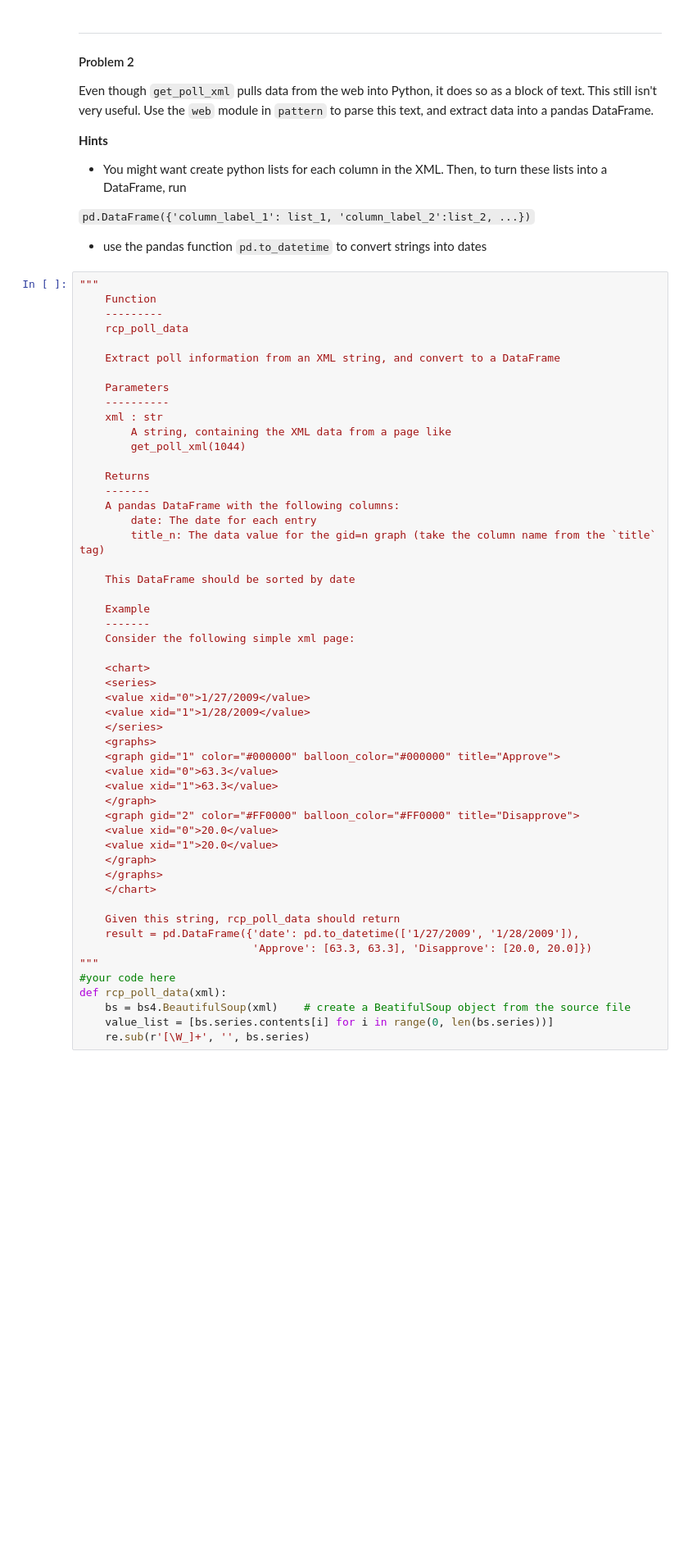
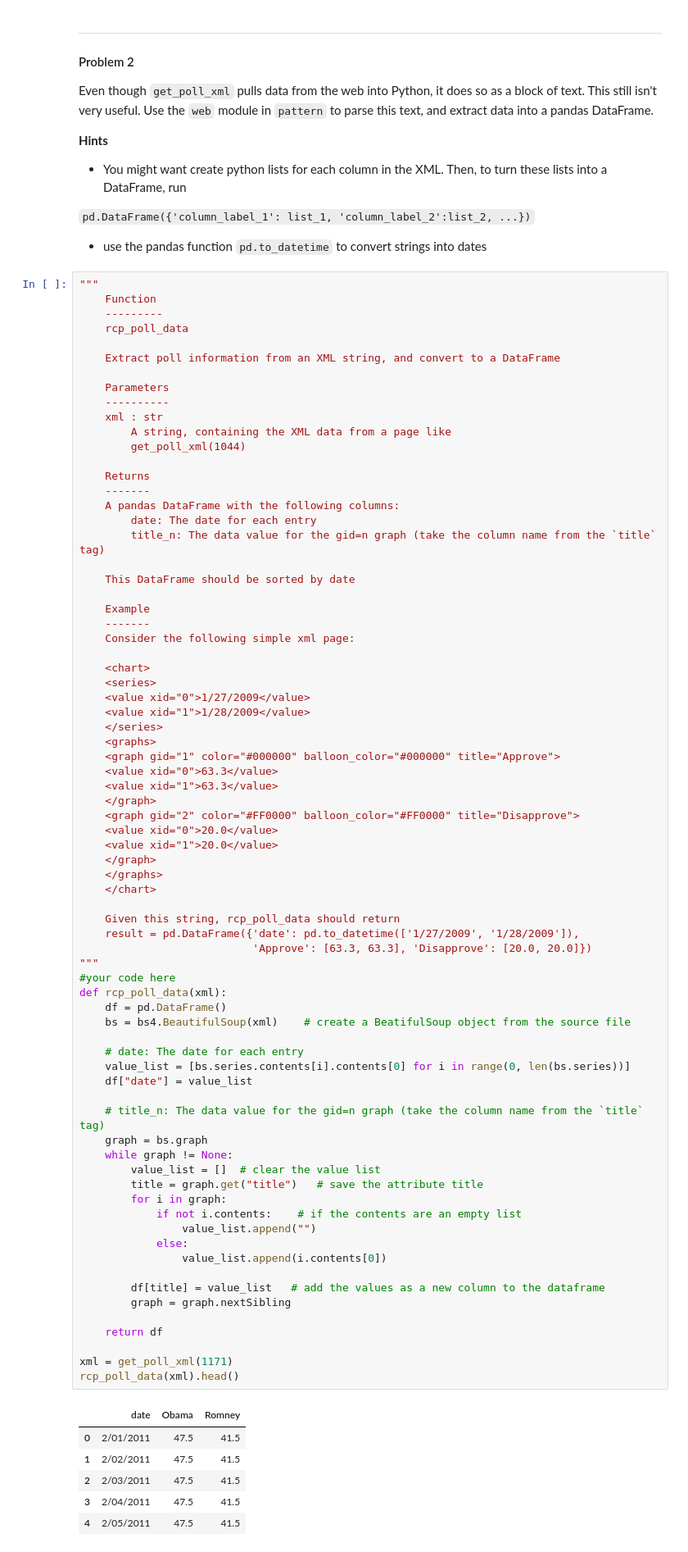
Before and after one commit to imantdaunhawer/content_2013, a Jupyter notebook: HW1.ipynb, the cells around one changed output. Shown at 82% size. Drawn from its saved outputs; the diff is of its cells as text; blank space fills up the shorter version.

Commit message:
Almost finished problem 2. Still problems with data type unicode.

```diff
--- a/HW1.ipynb
+++ b/HW1.ipynb
@@ -228,32 +228,61 @@ Even though `get_poll_xml` pulls data from the web into Python, it does so as a
     This DataFrame should be sorted by date
 
     Example
     -------
     Consider the following simple xml page:
 
     <chart>
     <series>
     <value xid="0">1/27/2009</value>
     <value xid="1">1/28/2009</value>
     </series>
     <graphs>
     <graph gid="1" color="#000000" balloon_color="#000000" title="Approve">
     <value xid="0">63.3</value>
     <value xid="1">63.3</value>
     </graph>
     <graph gid="2" color="#FF0000" balloon_color="#FF0000" title="Disapprove">
     <value xid="0">20.0</value>
     <value xid="1">20.0</value>
     </graph>
     </graphs>
     </chart>
 
     Given this string, rcp_poll_data should return
     result = pd.DataFrame({'date': pd.to_datetime(['1/27/2009', '1/28/2009']),
                            'Approve': [63.3, 63.3], 'Disapprove': [20.0, 20.0]})
 """
 #your code here
 def rcp_poll_data(xml):
+    df = pd.DataFrame()
     bs = bs4.BeautifulSoup(xml)    # create a BeatifulSoup object from the source file
-    value_list = [bs.series.contents[i] for i in range(0, len(bs.series))]
-    re.sub(r'[\W_]+', '', bs.series)
+
+    # date: The date for each entry
+    value_list = [bs.series.contents[i].contents[0] for i in range(0, len(bs.series))]
+    df["date"] = value_list
+
+    # title_n: The data value for the gid=n graph (take the column name from the `title` tag)
+    graph = bs.graph
+    while graph != None:
+        value_list = []  # clear the value list
+        title = graph.get("title")   # save the attribute title
+        for i in graph:
+            if not i.contents:    # if the contents are an empty list
+                value_list.append("")
+            else:
+                value_list.append(i.contents[0])
+
+        df[title] = value_list   # add the values as a new column to the dataframe
+        graph = graph.nextSibling
+
+    return df
+
+xml = get_poll_xml(1171)
+rcp_poll_data(xml).head()
+# %% [output]
+|  | date | Obama | Romney |
+| 0 | 2/01/2011 | 47.5 | 41.5 |
+| 1 | 2/02/2011 | 47.5 | 41.5 |
+| 2 | 2/03/2011 | 47.5 | 41.5 |
+| 3 | 2/04/2011 | 47.5 | 41.5 |
+| 4 | 2/05/2011 | 47.5 | 41.5 |
```
Also changed, not shown: parts of 2 cells of this notebook.
